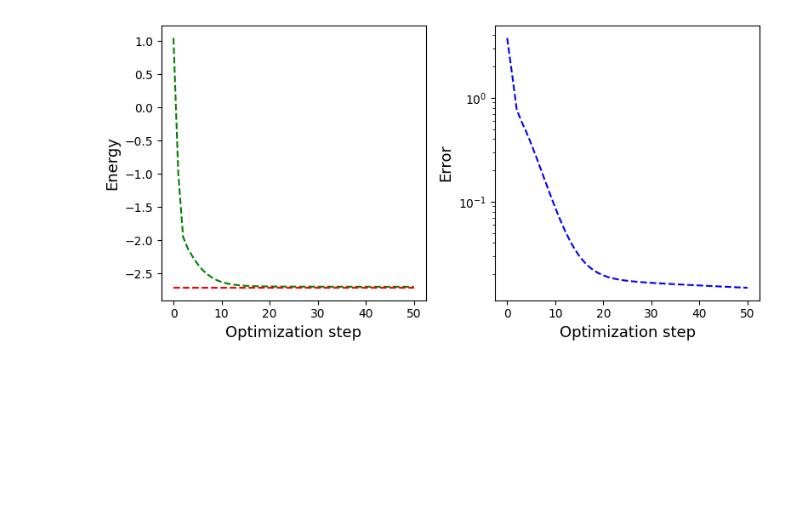
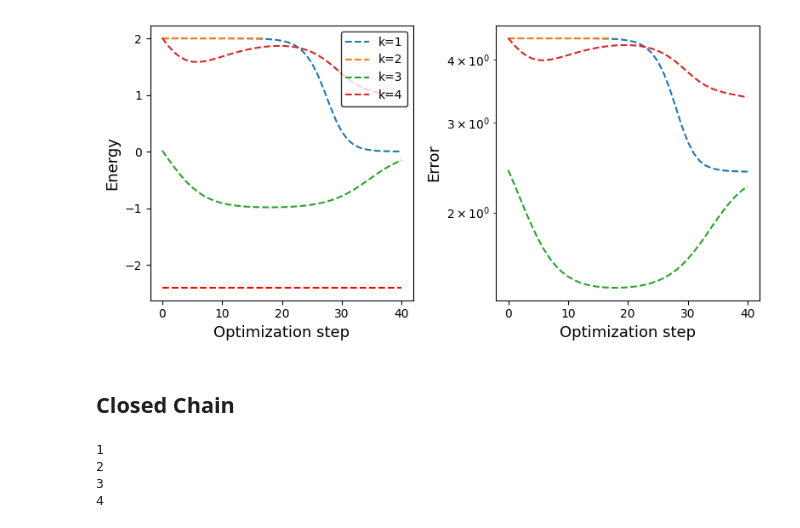
Before and after one commit to javinoram/VqePy, a Jupyter notebook: demos/Hubbard.ipynb, the cells around one changed output. Drawn from its saved outputs; the diff is of its cells as text; code cells hidden in the pictures; blank space fills up the shorter version.

```diff
--- a/demos/Hubbard.ipynb
+++ b/demos/Hubbard.ipynb
@@ -134,25 +182,0 @@ hubbard_chain.set_group_characteristics()
-# %%
-ansatz_params = {
-    "repetitions": 1,
-    "base": "default.qubit",
-    "backend": None,
-    "interface": "autograd",
-    "shots": 1000.0,
-    "token": None,
-    "pattern": "chain"
-}
-
-hubbard_chain.set_device(ansatz_params)
-hubbard_chain.set_node(ansatz_params)
-hubbard_chain.set_state( 3 )
-a,b = qml.kUpCCGSD.shape(k=ansatz_params["repetitions"], n_wires=hubbard_chain.qubits, delta_sz=0)
-# %%
-minimizate_params = {
-    "type": "SLSQP",
-    "maxiter": 50,
-    "tol": 0.000001,
-    "number": a*b,
-    "theta":["generic", 0.25]}
-
-optimizer = gradiend_optimizer(minimizate_params)
-energy, optimum = optimizer.VQE(hubbard_chain.cost_function)
@@ -177,17 +216,62 @@ Autograd ArrayBox with value -2.6982208066620377
 # %%
+ee = FHExacto(params1)
+
 fig, ax = plt.subplots(1, 2, figsize=(8,4),)
 ax[0].set_xlabel("Optimization step", fontsize=13)
 ax[0].set_ylabel("Energy", fontsize=13)
 
 ax[1].set_xlabel("Optimization step", fontsize=13)
 ax[1].set_ylabel("Error", fontsize=13)
+aux = max( [len(i) for i in valores] )
 
-ax[0].plot([i for i in range(len(energy))], energy, "g", ls="dashed")
-ax[0].plot([i for i in range(len(energy))], [ee2[0] for i in range(len(energy))], "r", ls="dashed")
+for i, val in enumerate(valores):
+    ax[0].plot([j for j in range(len(val))], val, ls="dashed", label="k="+str(i+1))
+    ax[1].plot([i for i in range(len(val))], [np.abs(val[j] -ee[0]) for j in range(len(val))], ls="dashed")
+ax[0].plot([j for j in range( aux ) ], [ee[0] for j in range(aux)], "r", ls="dashed")
+ax[1].set_yscale("log")
 
-ax[1].plot([i for i in range(len(energy))], [np.abs(energy[i] -ee2[0]) for i in range(len(energy))], "b", ls="dashed")
-ax[1].set_yscale("log")
+ax[0].legend(loc="upper right", fontsize='medium',frameon=True, edgecolor='k', ncol=1)
 fig.tight_layout()
 plt.show()
 # %% [output]
-[figure, old version]
+[figure, new version]
+# %% [markdown]
+## Closed Chain
+# %%
+valores = []
+for k in range(4):
+    print(k+1)
+    ansatz_params = {
+        "repetitions": k+1,
+        "base": "default.qubit",
+        "interface": "autograd",
+        "electrons": 3,
+        "qubits": hubbard_chain2.qubits,
+        "pattern": "chain"
+    }
+
+    differents_ansatz = []
+    parameters = []
+
+    ansazt = upccgsd_ansatz()
+    ansazt.set_device( ansatz_params )
+    ansazt.set_node( ansatz_params )
+    ansazt.set_state( ansatz_params["electrons"] )
+    a,b = qml.kUpCCGSD.shape(k=ansatz_params["repetitions"], n_wires=hubbard_chain2.qubits, delta_sz=0)
+
+    minimizate_params = {
+            "type": "SLSQP",
+            "maxiter": 40,
+            "tol": 1e-6,
+            "number":  a*b,
+            "theta":["generic", 0.3]}
+
+    hubbard_chain2.node = ansazt.node
+    optimizer = gradiend_optimizer(minimizate_params)
+    energy1, optimum = optimizer.VQE(hubbard_chain2.cost_function)
+    valores.append(energy1)
+# %% [output]
+1
+2
+3
+4
```
Also changed, not shown: parts of 22 cells of this notebook, 10 other files.
